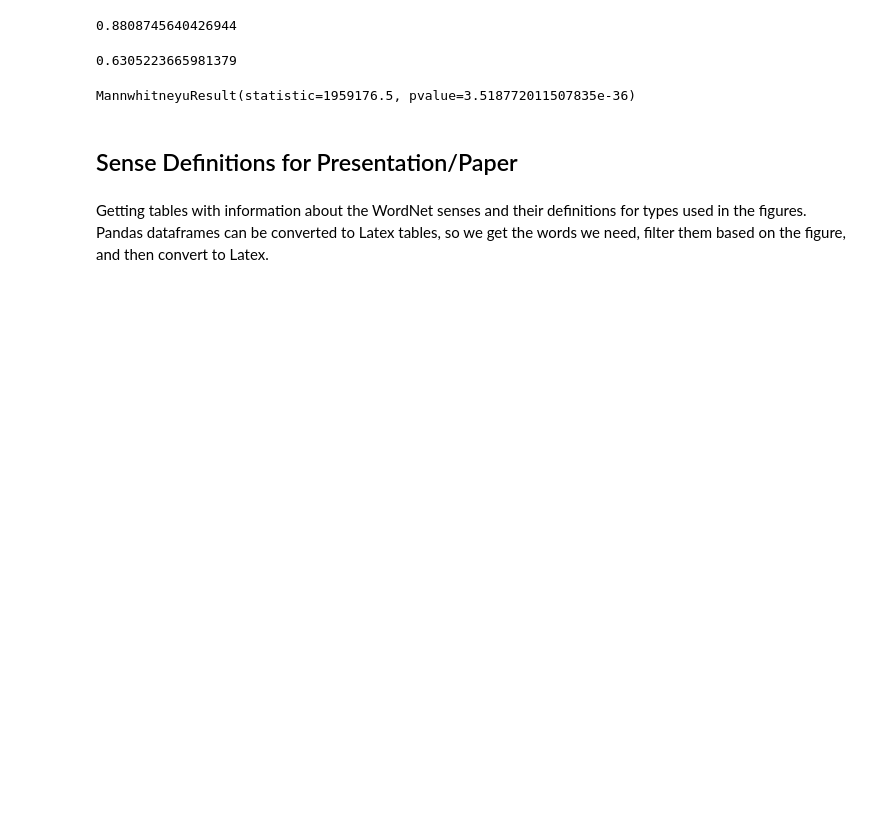
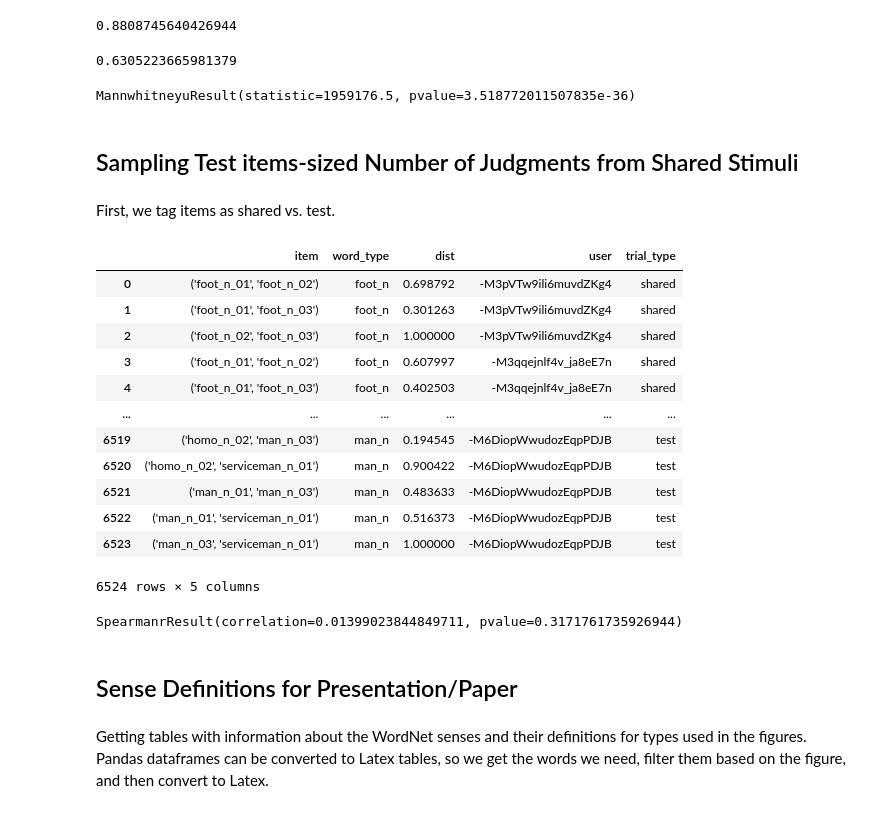
Before and after one commit to sathvikn/bert-wordsense, a Jupyter notebook: codebase/notebooks/pilesort-analysis-full.ipynb, the cells around one changed output. Cells and saved outputs as stored; diff of their text form; code cells hidden in the pictures; blank space fills up the shorter version.

Commit message:
sampling pairwise judgements

```diff
--- a/codebase/notebooks/pilesort-analysis-full.ipynb
+++ b/codebase/notebooks/pilesort-analysis-full.ipynb
@@ -152,3 +152,29 @@ np.median(pol_dist)
 stats.mannwhitneyu(hom_dist, pol_dist)
 # %% [output]
 MannwhitneyuResult(statistic=1959176.5, pvalue=3.518772011507835e-36)
+# %% [markdown]
+## Sampling Test items-sized Number of Judgments from Shared Stimuli
+# %%
+pairwise_distances = pd.read_csv("../data/sense_pair_distances.csv")
+pairwise_distances.drop('relation_type', axis = 1, inplace = True)
+# %% [markdown]
+First, we tag items as shared vs. test.
+# %%
+shared = ['foot_n', 'table_n', 'plane_n', 'right_n', 'model_n']
+tag_shared = lambda s: 'shared' if s in shared else 'test'
+pairwise_distances['trial_type'] = pairwise_distances['word_type'].apply(tag_shared)
+pairwise_distances
+# %% [output]
+|  | item | word_type | dist | user | trial_type |
+| 0 | ('foot_n_01', 'foot_n_02') | foot_n | 0.698792 | -M3pVTw9ili6muvdZKg4 | shared |
+| 1 | ('foot_n_01', 'foot_n_03') | foot_n | 0.301263 | -M3pVTw9ili6muvdZKg4 | shared |
+| 2 | ('foot_n_02', 'foot_n_03') | foot_n | 1.000000 | -M3pVTw9ili6muvdZKg4 | shared |
+| 3 | ('foot_n_01', 'foot_n_02') | foot_n | 0.607997 | -M3qqejnlf4v_ja8eE7n | shared |
+| 4 | ('foot_n_01', 'foot_n_03') | foot_n | 0.402503 | -M3qqejnlf4v_ja8eE7n | shared |
+| ... | ... | ... | ... | ... | ... |
+| 6519 | ('homo_n_02', 'man_n_03') | man_n | 0.194545 | -M6DiopWwudozEqpPDJB | test |
+| 6520 | ('homo_n_02', 'serviceman_n_01') | man_n | 0.900422 | -M6DiopWwudozEqpPDJB | test |
+| 6521 | ('man_n_01', 'man_n_03') | man_n | 0.483633 | -M6DiopWwudozEqpPDJB | test |
+| 6522 | ('man_n_01', 'serviceman_n_01') | man_n | 0.516373 | -M6DiopWwudozEqpPDJB | test |
+| 6523 | ('man_n_03', 'serviceman_n_01') | man_n | 1.000000 | -M6DiopWwudozEqpPDJB | test |
+6524 rows × 5 columns
@@ -155,3 +186,7 @@ MannwhitneyuResult(statistic=1959176.5, pvalue=3.518772011507835e-36)
+# %%
+stats.spearmanr(test_trials['dist'], test_sized_shared['dist'])
+# %% [output]
+SpearmanrResult(correlation=0.01399023844849711, pvalue=0.3171761735926944)
 # %% [markdown]
 ## Sense Definitions for Presentation/Paper
 # %% [markdown]
```
Also changed, not shown: parts of 1 cell of this notebook.
